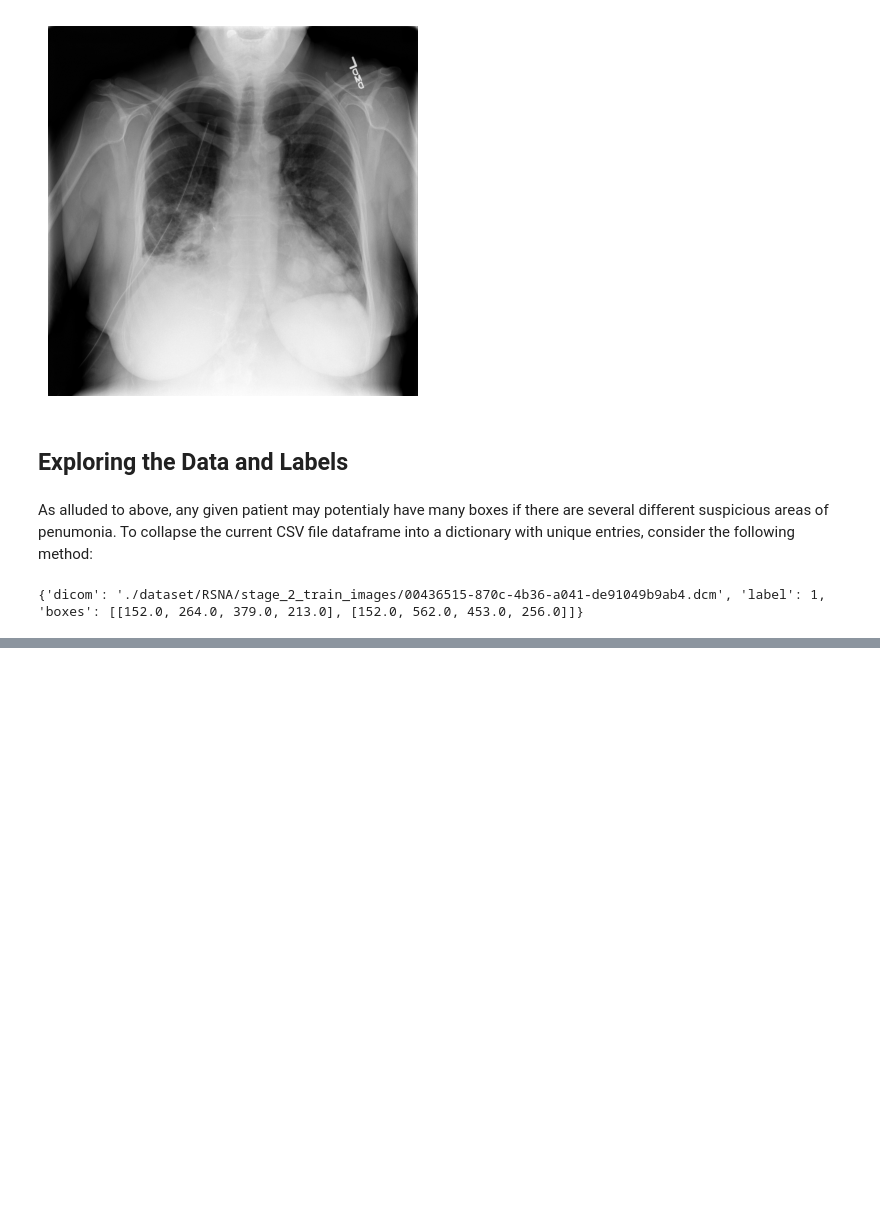
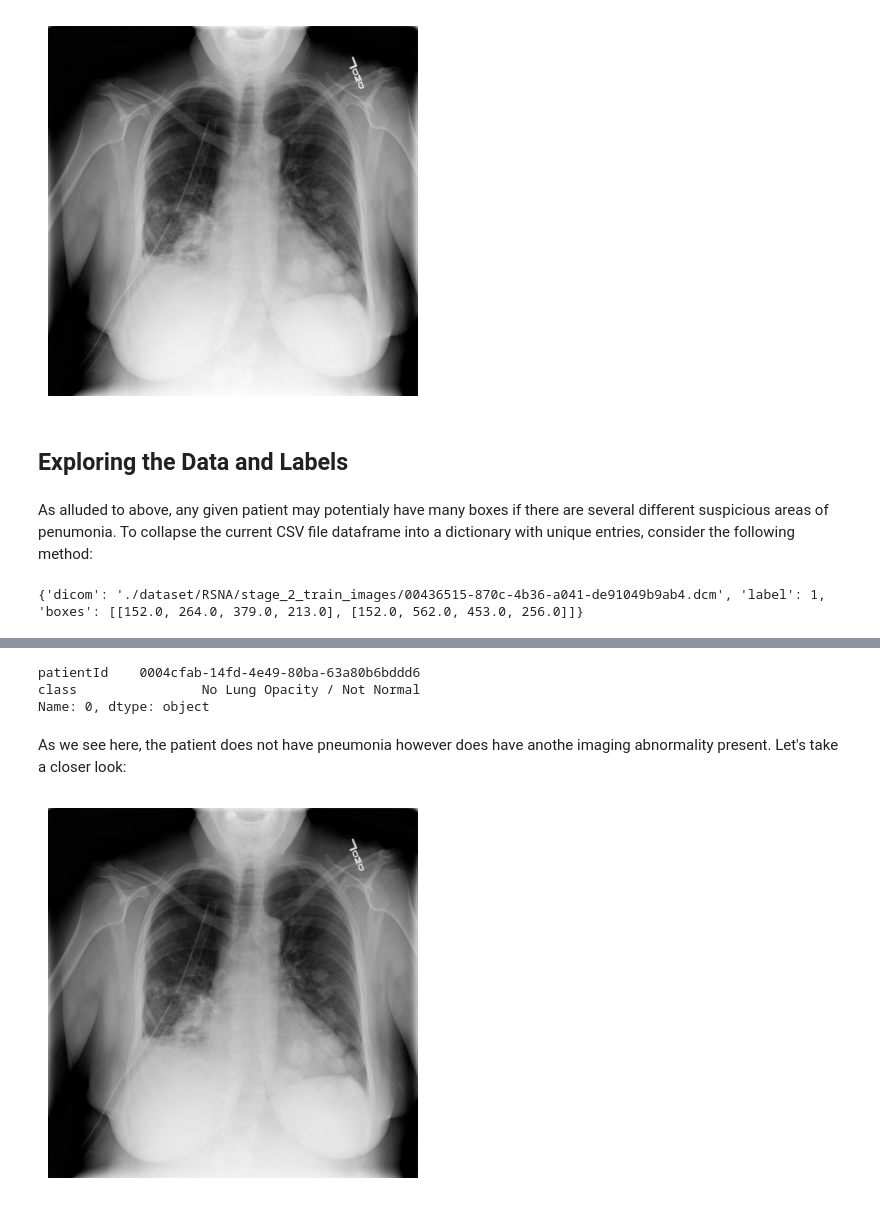
Before and after one commit to Gamescrash/Training, a Jupyter notebook: exploratory_data_analysis_week/RSNA_Eda.ipynb, the cells around one changed output, grey strips where cells are left out. Cells and saved outputs as stored; diff of their text form; code cells hidden in the pictures; blank space fills up the shorter version.

```diff
--- a/exploratory_data_analysis_week/RSNA_Eda.ipynb
+++ b/exploratory_data_analysis_week/RSNA_Eda.ipynb
@@ -135,0 +194,14 @@ print(parsed['00436515-870c-4b36-a041-de91049b9ab4'])
+# %%
+df_detailed = pd.read_csv('./dataset/RSNA/stage_2_detailed_class_info.csv')
+print(df_detailed.iloc[0])
+# %% [output]
+patientId    0004cfab-14fd-4e49-80ba-63a80b6bddd6
+class                No Lung Opacity / Not Normal
+Name: 0, dtype: object
+# %% [markdown]
+As we see here, the patient does not have pneumonia however does have anothe imaging abnormality present. Let's take a closer look:
+# %%
+patientId = df_detailed['patientId'][0]
+draw(parsed[patientId])
+# %% [output]
+[figure, added]
```
Also changed, not shown: parts of 12 cells of this notebook.
